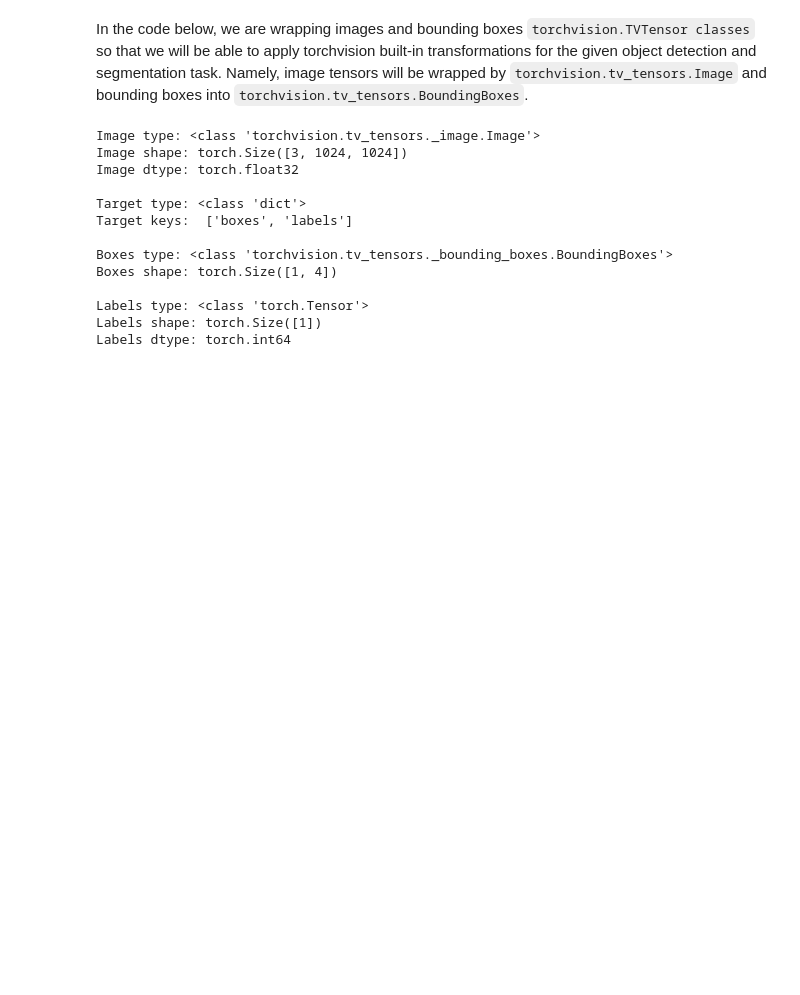
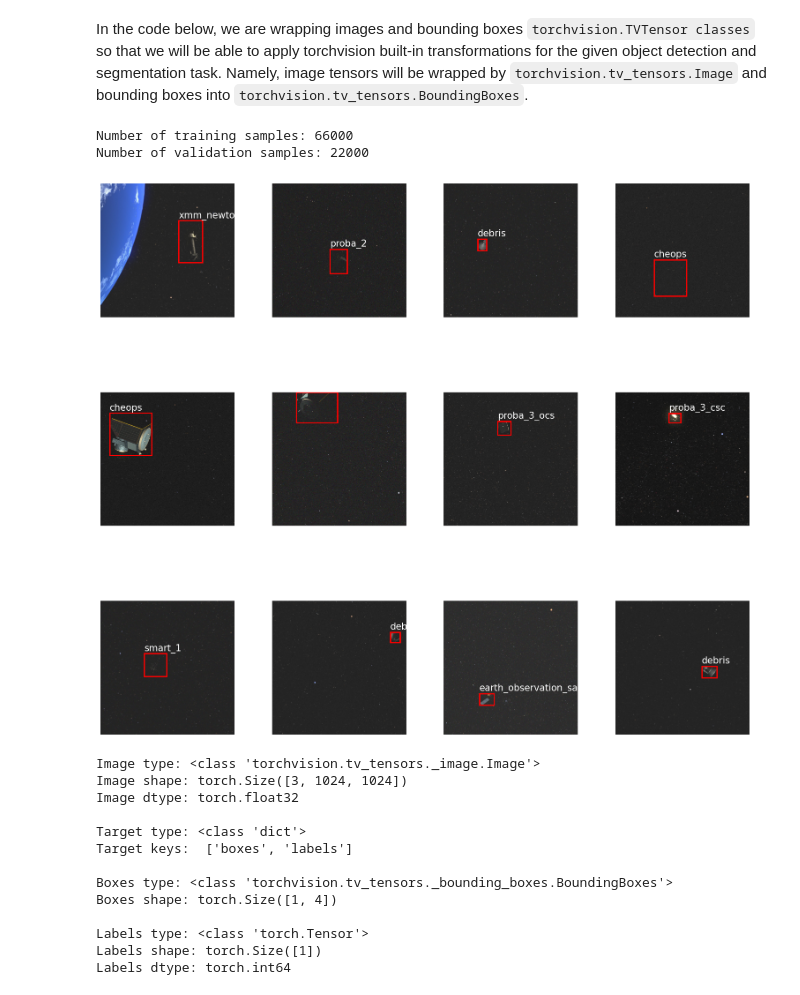
Before and after one commit to lowlypalace/comp-vision, a Jupyter notebook: stream-1/visualize_data.ipynb, the cells around one changed output. Drawn from its saved outputs; the diff is of its cells as text; code cells hidden in the pictures; blank space fills up the shorter version.

Commit message:
Add visualization

```diff
--- a/stream-1/visualize_data.ipynb
+++ b/stream-1/visualize_data.ipynb
@@ -85,6 +85,31 @@ num_classes = len(class_map)
 # Define the datasets for training and validation.
 dataset = get_dataset(is_train=True, class_map=class_map, data_path=data_path)
 dataset_valid = get_dataset(is_train=False, class_map=class_map, data_path=data_path)
+
+print(f"Number of training samples: {len(dataset)}")
+print(f"Number of validation samples: {len(dataset_valid)}\n")
+# %% [output]
+Number of training samples: 66000
+Number of validation samples: 22000
+# %%
+from spark_utils import SPARKDataset
+
+rows, cols = 3, 4
+
+fig, axes = plt.subplots(rows, cols, figsize=(15, 15))
+
+ds = SPARKDataset(class_map, root_dir=data_path,split='train')
+
+for i in range(rows):
+    for j in range(cols):
+        ds.visualize(randint(0, len(dataset)),
+                     size=(10,10),
+                     ax=axes[i][j])
+        axes[i][j].axis('off')
+
+fig.tight_layout()
+# %% [output]
+[figure, added]
 # %%
 # Define the batch size to be used.
 batch_size = 10
```
Also changed, not shown: parts of 3 cells of this notebook, 1 other file.
